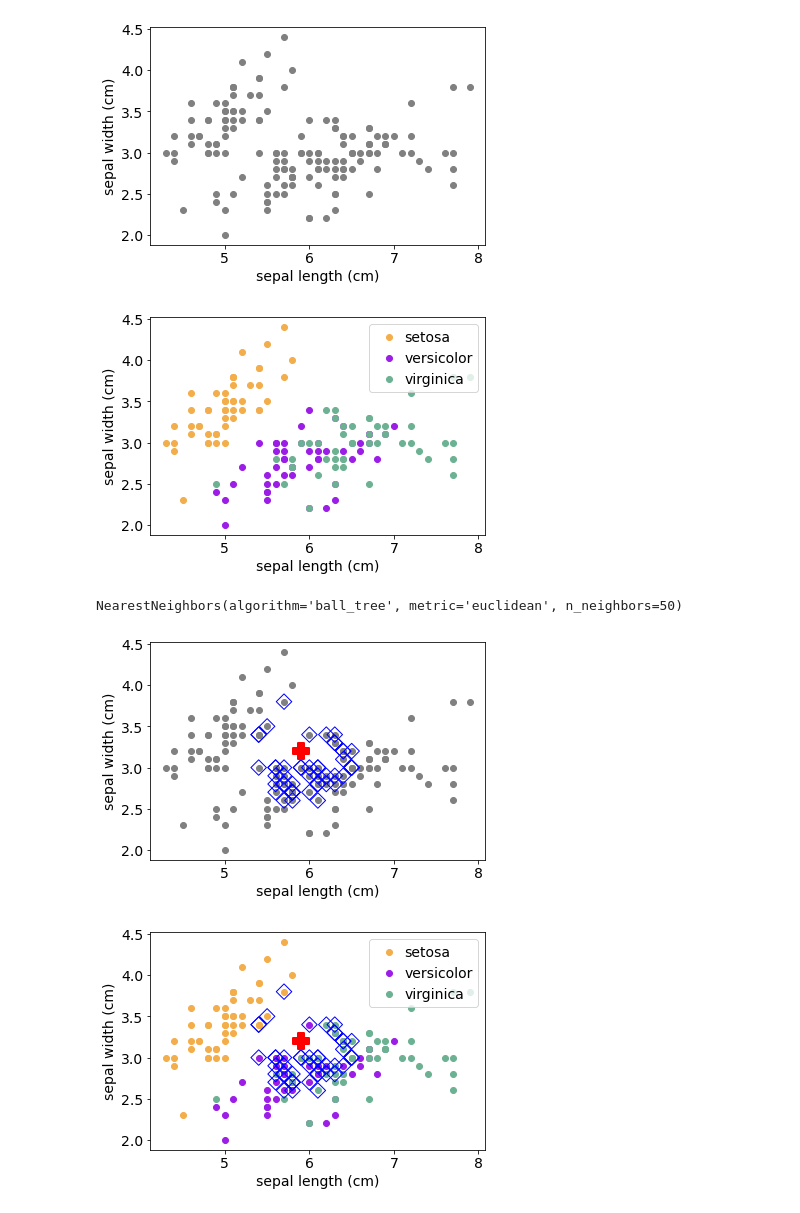
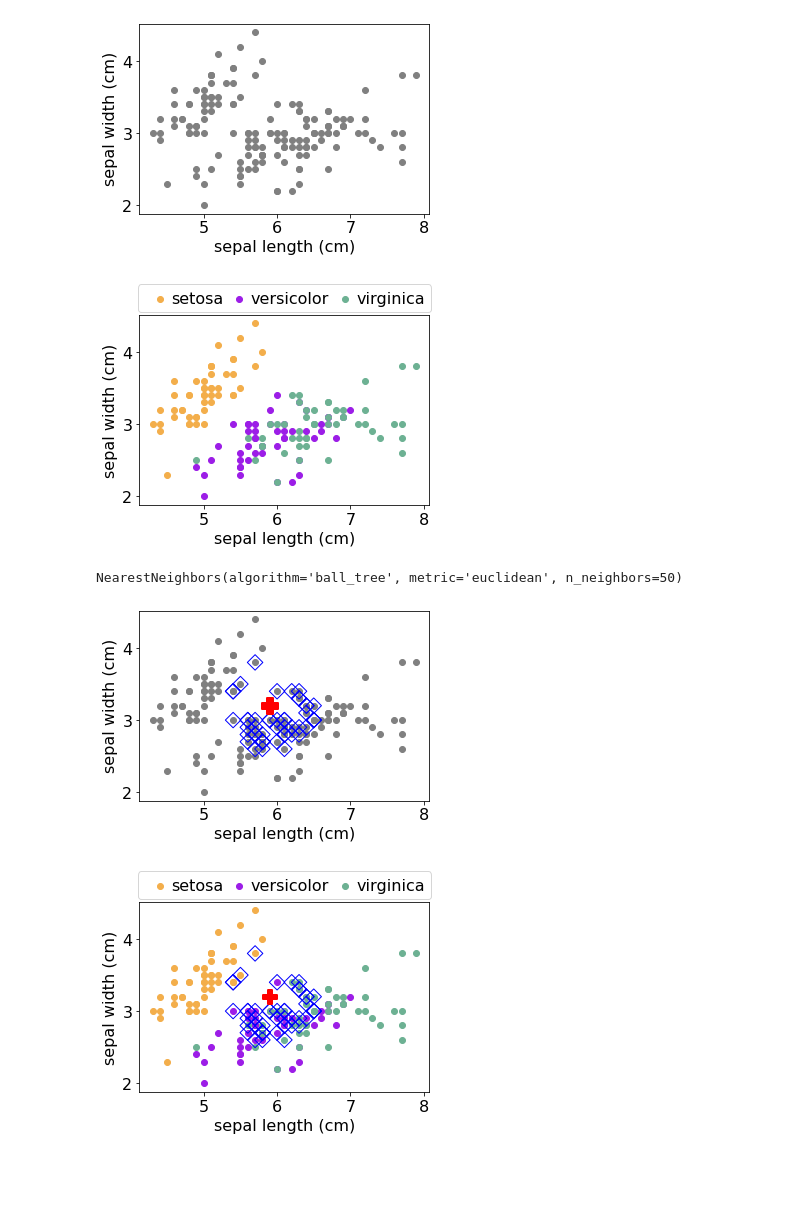
Before and after one commit to peymanrasouli/categorical_locality, a Jupyter notebook: sampling_visualization.ipynb, the cells around one changed output. Cells and saved outputs as stored; diff of their text form; code cells hidden in the pictures; blank space fills up the shorter version.

```diff
--- a/sampling_visualization.ipynb
+++ b/sampling_visualization.ipynb
@@ -1,6 +1,6 @@
 # %%
 import matplotlib.pyplot as plt
-plt.rcParams.update({'font.size': 14})
+plt.rcParams.update({'font.size': 16})
 import seaborn as sns
 from sklearn.datasets import load_iris
 from sklearn.neighbors import NearestNeighbors
@@ -14,28 +14,31 @@ targets = iris.target_names
 sel_f = [0,1]
 X = X_original[:,sel_f]
 # %%
+fig = plt.subplots(figsize =(5.2, 3.5))
 plt.scatter(X[:,0],X[:,1], c='gray')
 plt.xlabel(features[sel_f[0]])
 plt.ylabel(features[sel_f[1]])
 # plt.legend(handletextpad=0.1, fontsize=16)
 # plt.title('Scatter plot on Iris dataset')
-plt.savefig('unlabled_data.pdf')
+plt.savefig('unlabled_data.pdf', bbox_inches='tight')
 # %% [output]
-[figure, old version]
+[figure, new version]
 # %%
 colors = ['#F3AE4B', '#9C1DE7', '#6DB193']
 # colors = ['#2D3999', '#9A1BA0', '#F08181']
 # colors = ['#00A8B5', '#F3AE4B', '#DE4383']
+fig = plt.subplots(figsize =(5.2, 3.5))
 for i, t in enumerate(targets):
     index = np.where(Y==i)[0]
     plt.scatter(X[index,0],X[index,1], c=colors[i], label=t)
 plt.xlabel(features[sel_f[0]])
 plt.ylabel(features[sel_f[1]])
-plt.legend(loc='upper right', handletextpad=0.1)
+# plt.legend(loc='upper right', handletextpad=0.1)
+plt.legend(loc='upper center', bbox_to_anchor=(0.5, 1.20), ncol=3, columnspacing=0, handletextpad=-0.3)
 # plt.title('Scatter plot on Iris dataset')
-plt.savefig('labled_data.pdf')
+plt.savefig('labled_data.pdf', bbox_inches='tight')
 # %% [output]
-[figure, old version]
+[figure, new version]
 # %%
 rep_models = {}
 class_models = {}
@@ -64,31 +67,34 @@ y = Y[ind]
 distances, indices = overall_model.kneighbors(x.reshape(1, -1))
 N_x = X[indices[0][1:],:]
 # highlighting x
+fig = plt.subplots(figsize =(5.2, 3.5))
 plt.scatter(X[:,0],X[:,1], c='gray')
 plt.scatter(N_x[:,0],N_x[:,1],c='', edgecolor='blue', alpha=1.0, linewidth=1, marker='D', s=120)
 plt.scatter(x[0], x[1], c='red', edgecolor='red', alpha=1.0, linewidth=2, marker='P', s=250)
 plt.xlabel(features[sel_f[0]])
 plt.ylabel(features[sel_f[1]])
-plt.savefig(str(ind)+'_single_unlabled_data.pdf')
+plt.savefig(str(ind)+'_single_unlabled_data.pdf', bbox_inches='tight')
 # %% [output]
-[figure, old version]
+[figure, new version]
 # %%
 # instance-centered sampling
 distances, indices = overall_model.kneighbors(x.reshape(1, -1))
 N_x = X[indices[0][1:],:]
 # highlighting x
 # plt.scatter(X[:,0],X[:,1], c=Y)
+fig = plt.subplots(figsize =(5.2, 3.5))
 for i, t in enumerate(targets):
     index = np.where(Y==i)[0]
     plt.scatter(X[index,0],X[index,1], c=colors[i], label=t)
 plt.scatter(N_x[:,0],N_x[:,1],c='', edgecolor='blue', alpha=1.0, linewidth=1, marker='D', s=120)
-plt.scatter(x[0], x[1], c='red', edgecolor='red', alpha=1.0, linewidth=2, marker='P', s=250)
+plt.scatter(x[0], x[1], c='red', edgecolor='red', alpha=1.0, linewidth=2, marker='P', s=220)
 plt.xlabel(features[sel_f[0]])
 plt.ylabel(features[sel_f[1]])
-plt.legend(loc='upper right', handletextpad=0.1)
-plt.savefig(str(ind)+'_single_labled_data.pdf')
+# plt.legend(loc='upper right', handletextpad=0.1)
+plt.legend(loc='upper center', bbox_to_anchor=(0.5, 1.20), ncol=3, columnspacing=0, handletextpad=-0.3)
+plt.savefig(str(ind)+'_single_labled_data.pdf', bbox_inches='tight')
 # %% [output]
-[figure, old version]
+[figure, new version]
 # %%
 # multi-centerd sampling
 x_hat = {}
```
Also changed, not shown: parts of 2 cells of this notebook.
